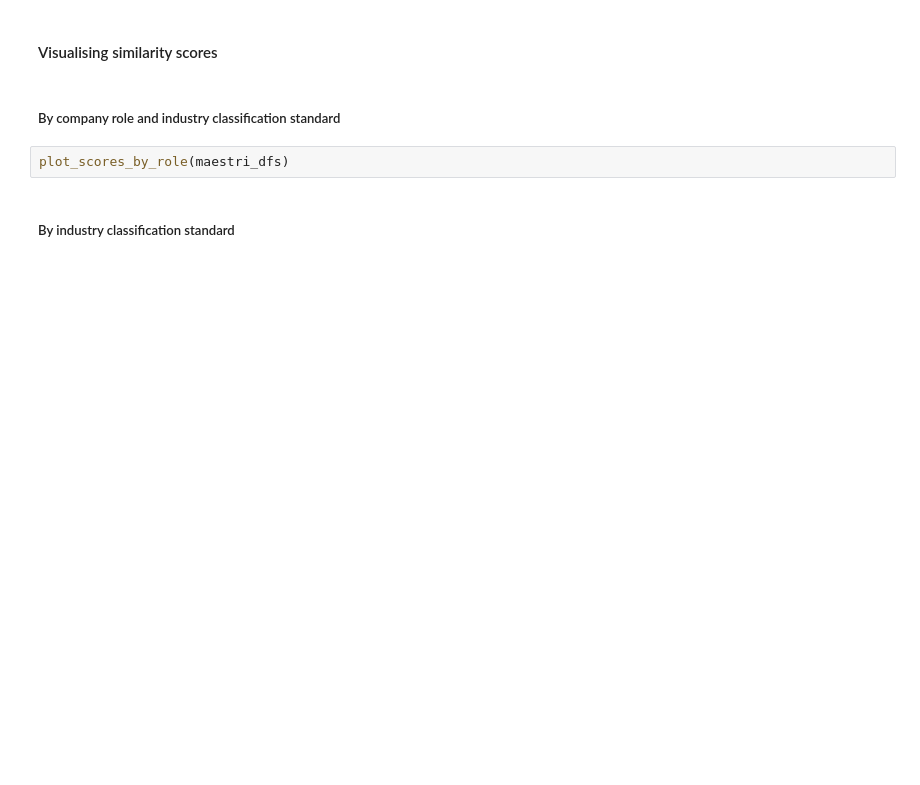
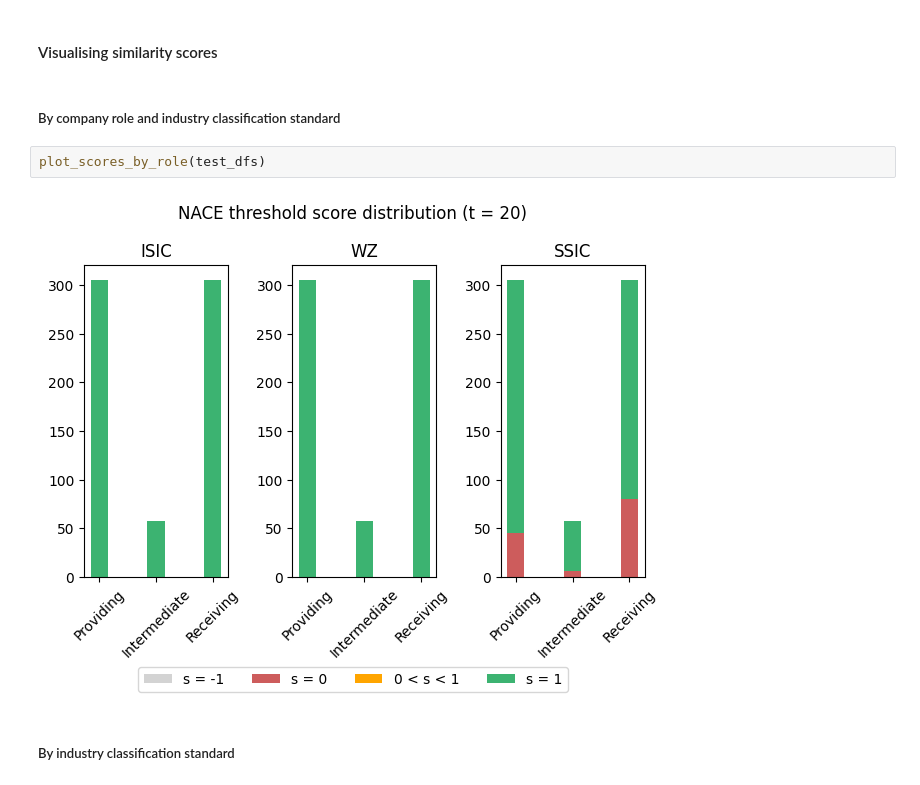
Before and after one commit to vegetablestabber/internship-one, a Jupyter notebook: notebooks/match_maestri.ipynb, the cells around one changed output. Drawn from its saved outputs; the diff is of its cells as text; blank space fills up the shorter version.

```diff
--- a/notebooks/match_maestri.ipynb
+++ b/notebooks/match_maestri.ipynb
@@ -189,7 +183,9 @@ get_similarity_matrix(maestri_dfs, is_percent=True) * 100
 # %% [markdown]
 ##### By company role and industry classification standard
 # %%
-plot_scores_by_role(maestri_dfs)
+plot_scores_by_role(test_dfs)
+# %% [output]
+[figure, added]
 # %% [markdown]
 ##### By industry classification standard
 # %%
```
Also changed, not shown: parts of 19 cells of this notebook, 11 other files.
